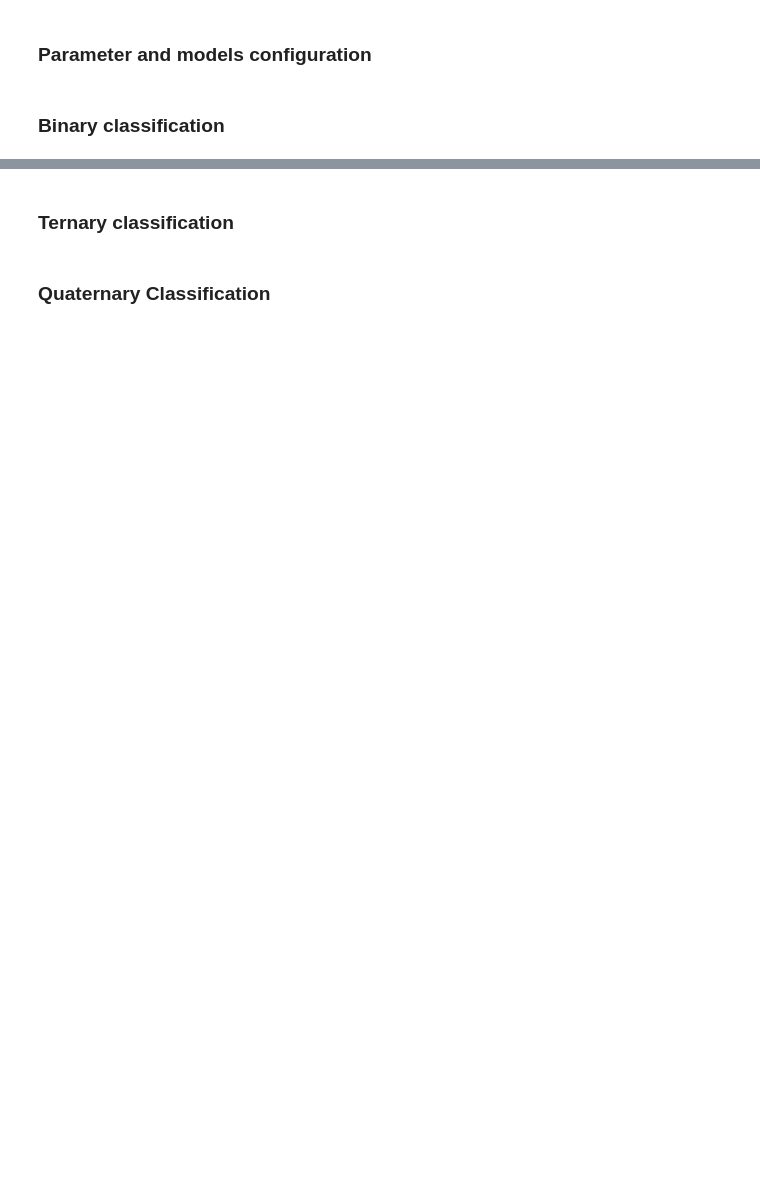
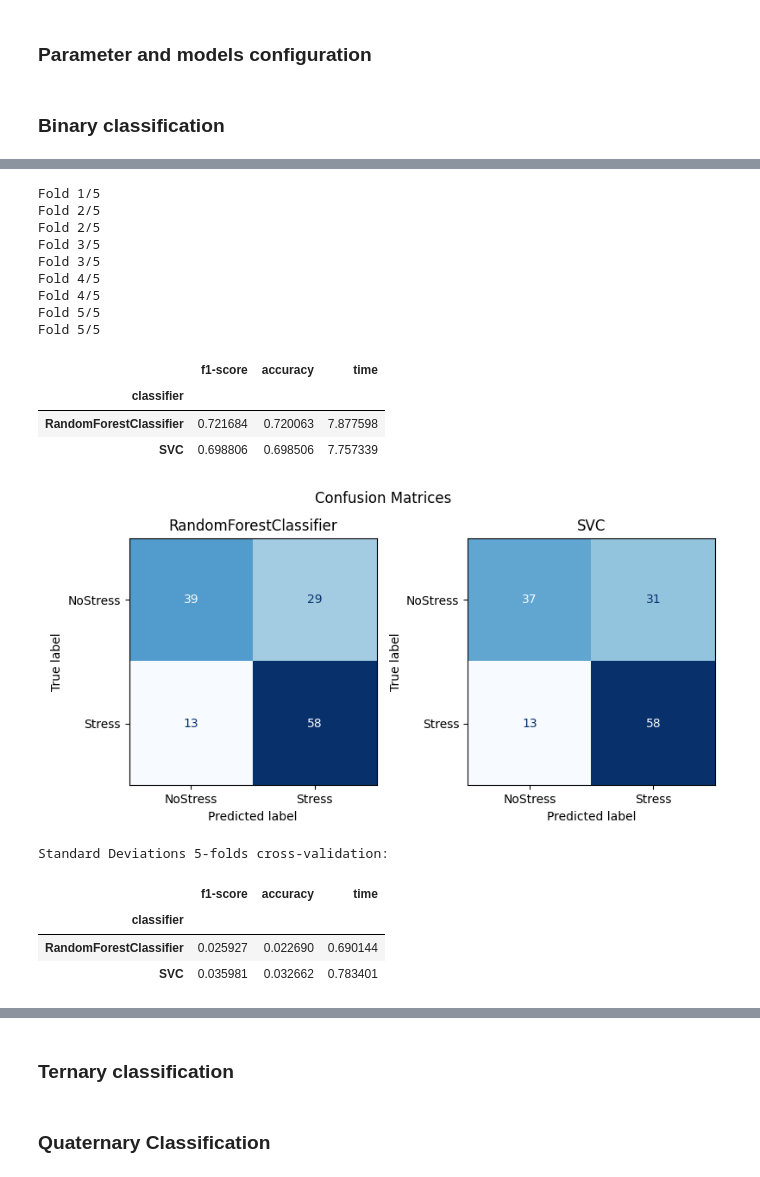
Before and after one commit to sergiodl-ubi/stressID, a Jupyter notebook: Classification/classification_physio.ipynb, the cells around one changed output, grey strips where cells are left out. Cells and saved outputs as stored; diff of their text form; code cells hidden in the pictures; blank space fills up the shorter version.

```diff
--- a/Classification/classification_physio.ipynb
+++ b/Classification/classification_physio.ipynb
@@ -312,9 +357,10 @@ validations = {
 
 list_classif = [
     RandomForestClassifier(max_depth=5, random_state=params["state_int"]),
-    LogisticRegression(max_iter=5000),
+    # LogisticRegression(max_iter=5000),
+    # KNeighborsClassifier(n_neighbors=2, p=1, weights="distance"),
     SVC(gamma="auto", kernel="rbf", random_state=params["state_int"], probability=True),
-    MLPClassifier(max_iter=5000, hidden_layer_sizes=[], random_state=params["state_int"]),
+    # MLPClassifier(max_iter=5000, hidden_layer_sizes=[], random_state=params["state_int"]),
 ]
 # %% [markdown]
 ### Binary classification
@@ -355,18 +456,46 @@ if validations['holdout']:
 # %%
 # 5-fold cross-validation
 if validations['kfold']:
-    res, conf, models, probs_df = make_nclassif_kfold(
+    res, conf, models, probs_dict = make_nclassif_kfold(
         x_in,
         y_in,
         feature_selector=params["feature_selector"],
         list_classifiers=list_classif,
         random_seed=params["state_int"],
         verbose=params["verbose"],
         stratified=False,
     )
     output(res, conf, params)
     if params["save_models"]:
         save_models(models, params)
 
     print("Standard Deviations 5-folds cross-validation:")
     display(res.groupby(["classifier"]).std()[["f1-score", "accuracy", "time"]])
+
+    for model_name, probs_df in probs_dict.items():
+        agg_cols = {}
+        for cls_idx, cls_name in enumerate(params["classes"]):
+            agg_cols[cls_idx] = cls_name
+        probs_df["Subject"] = [idx.split("_")[0] for idx in probs_df.index]
+        probs_df["Task"] = [idx.split("_")[1] for idx in probs_df.index]
+        probs_dict[model_name] = probs_df.rename(columns=agg_cols).reset_index(drop=True)
+# %% [output]
+Fold 1/5
+Fold 2/5
+Fold 2/5
+Fold 3/5
+Fold 3/5
+Fold 4/5
+Fold 4/5
+Fold 5/5
+Fold 5/5
+|  | f1-score | accuracy | time |
+| classifier |  |  |  |
+| RandomForestClassifier | 0.721684 | 0.720063 | 7.877598 |
+| SVC | 0.698806 | 0.698506 | 7.757339 |
+[figure, added]
+Standard Deviations 5-folds cross-validation:
+|  | f1-score | accuracy | time |
+| classifier |  |  |  |
+| RandomForestClassifier | 0.025927 | 0.022690 | 0.690144 |
+| SVC | 0.035981 | 0.032662 | 0.783401 |
```
Also changed, not shown: parts of 6 cells of this notebook, 2 other files.
